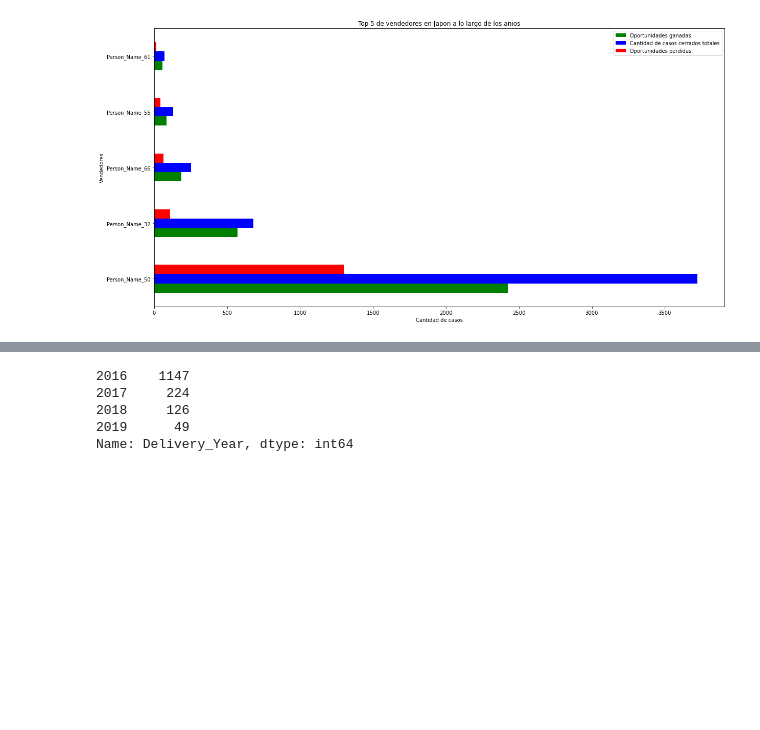
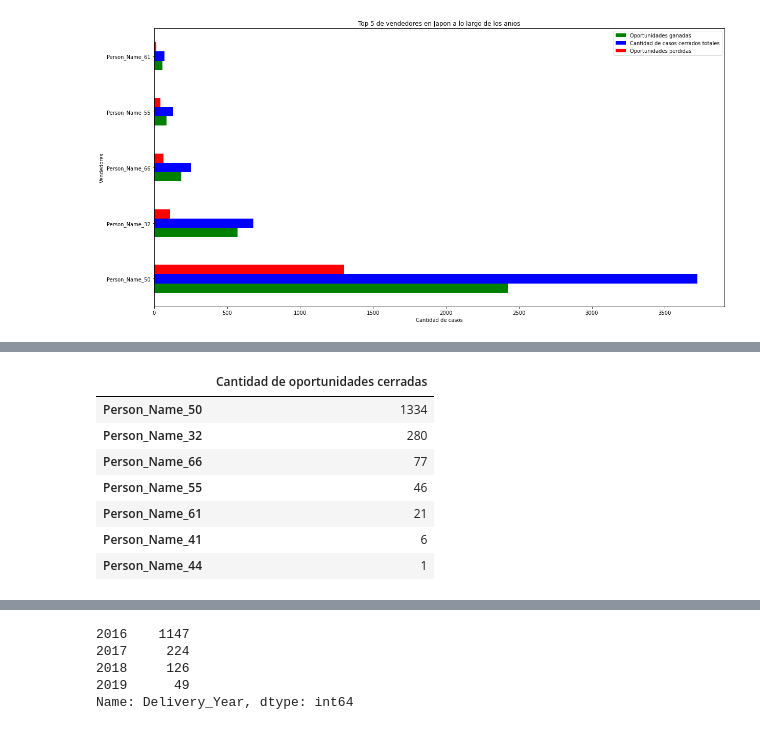
Before and after one commit to Ramaxx95/TP1-Orga-de-Datos, a Jupyter notebook: Visualizaciones/Region_Japan.ipynb, the cells around one changed output, grey strips where cells are left out. Cells and saved outputs as stored; diff of their text form; code cells hidden in the pictures; blank space fills up the shorter version.

```diff
--- a/Visualizaciones/Region_Japan.ipynb
+++ b/Visualizaciones/Region_Japan.ipynb
@@ -184,0 +202,12 @@ plt.show()
+# %%
+vendedores_2017 = anio_2017.Account_Owner.value_counts().to_frame(name = 'Cantidad de oportunidades cerradas')
+vendedores_2017
+# %% [output]
+|  | Cantidad de oportunidades cerradas |
+| Person_Name_50 | 1334 |
+| Person_Name_32 | 280 |
+| Person_Name_66 | 77 |
+| Person_Name_55 | 46 |
+| Person_Name_61 | 21 |
+| Person_Name_41 | 6 |
+| Person_Name_44 | 1 |
```
Also changed, not shown: parts of 5 cells of this notebook.
